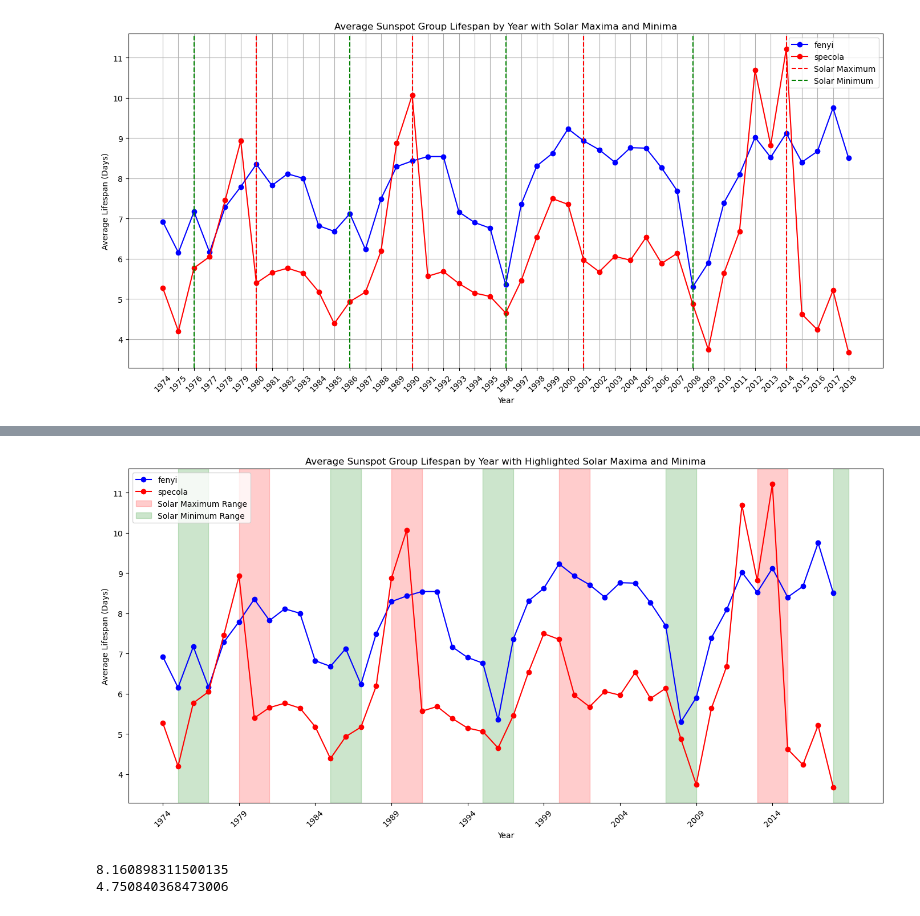
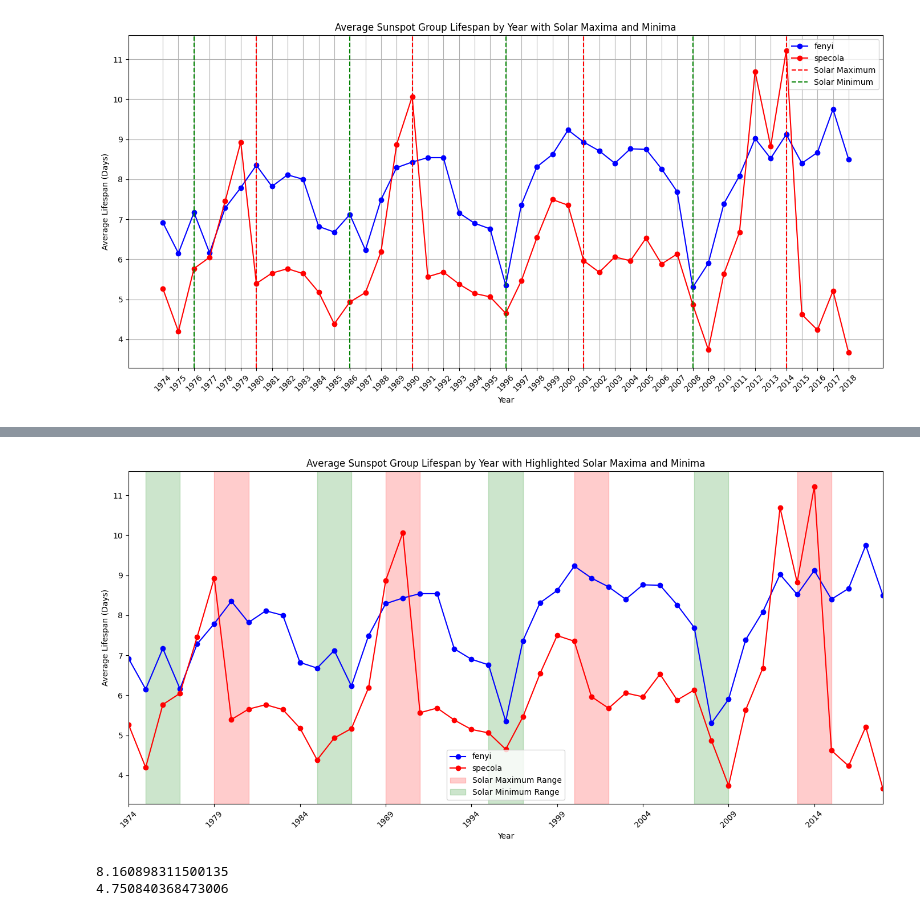
Before and after one commit to daxpatel2/SunspotDataScraper, a Jupyter notebook: Specola_Database_Scrapper.ipynb, the cells around one changed output, grey strips where cells are left out. Saved outputs shown, nothing was run; the diff lists cells and outputs as text; code cells hidden in the pictures.

```diff
--- a/Specola_Database_Scrapper.ipynb
+++ b/Specola_Database_Scrapper.ipynb
@@ -423,34 +498,36 @@ plt.figure(figsize=(14, 7))
 plt.plot(list_of_years, list_of_average_sunspot_lifespan_per_year, marker='o', linestyle='-', color='b', label='fenyi')
 
 # Plot the second set of data
 plt.plot(list_of_years, test, marker='o', linestyle='-', color='r', label='specola')
 
 # Highlight solar maximum ranges (in light red)
 for start, end in solar_maximum_ranges:
     plt.axvspan(str(start), str(end), color='red', alpha=0.2, label='Solar Maximum Range' if start == int(solar_maximum_years[0]) - 1 else '')
 
 # Highlight solar minimum ranges (in light green)
 for start, end in solar_minimum_ranges:
     plt.axvspan(str(start), str(end), color='green', alpha=0.2, label='Solar Minimum Range' if start == int(solar_minimum_years[0]) - 1 else '')
 
 # Add title and labels
 plt.title('Average Sunspot Group Lifespan by Year with Highlighted Solar Maxima and Minima')
 plt.xlabel('Year')
 plt.ylabel('Average Lifespan (Days)')
+plt.xlim(min(list_of_years), max(list_of_years))
 # plt.grid(True)
 
 # Customize x-axis ticks to show every 5th year and solar min/max years
 years_to_display = [year for i, year in enumerate(list_of_years) if i % 5 == 0]
 plt.xticks(years_to_display, rotation=45, )
 
 # Add a legend
 plt.legend()
 
 # Show the plot
 plt.tight_layout()  # Adjust layout to prevent clipping of labels
+plt.savefig('test.png')
 plt.show()
 # %% [output]
-[figure, old version]
+[figure, new version]
 # %%
 avg_max_specola = sum(test_max) / len(test_max)
 print(avg_max_specola)
```
Also changed, not shown: parts of 15 cells of this notebook.
